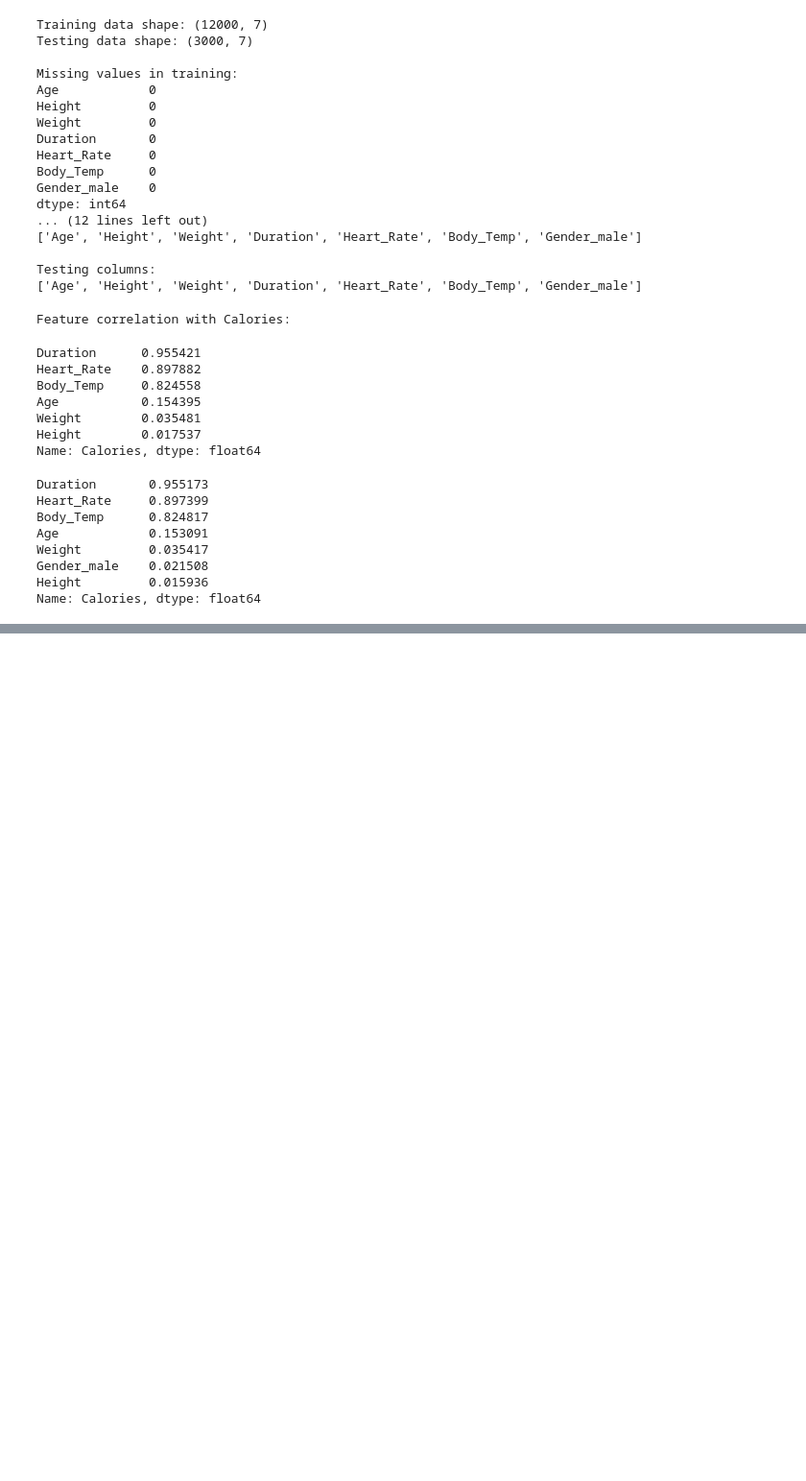
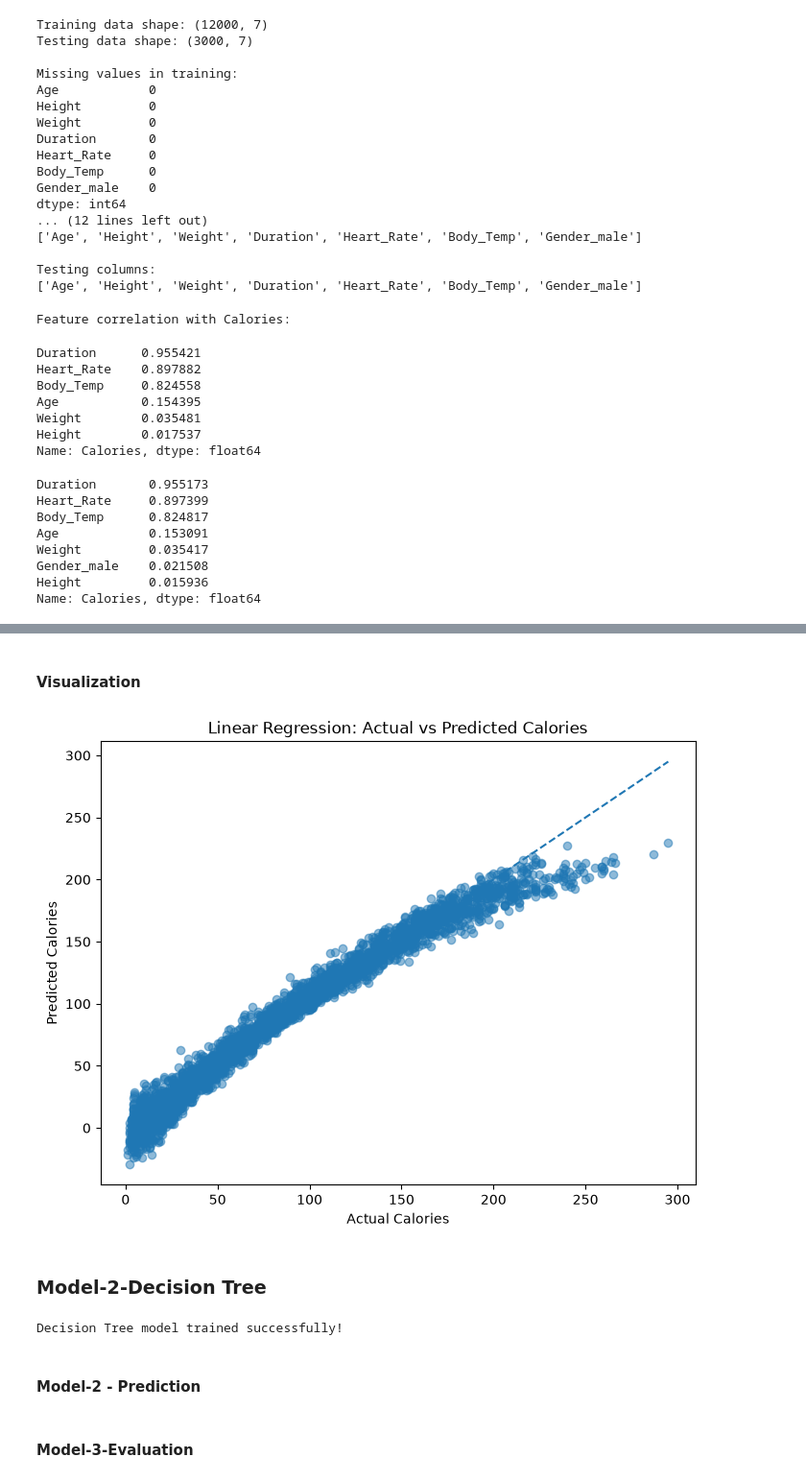
Before and after one commit to Jayadevika-jd/FitPredict, a Jupyter notebook: Notebooks/Fitpredict_preprocessinng.ipynb, the cells around one changed output, grey strips where cells are left out. Shown at 96% size. Cells and saved outputs as stored; diff of their text form; code cells hidden in the pictures; blank space fills up the shorter version.

Commit message:
Model 1 & 2 Building and Evaluation

```diff
--- a/Notebooks/Fitpredict_preprocessinng.ipynb
+++ b/Notebooks/Fitpredict_preprocessinng.ipynb
@@ -868,0 +878,4 @@ Name: Calories, dtype: float64
+# %%
+lr_model=LinearRegression()
+lr_model.fit(X_train_encoded,y_train)
+print("Linear Regression model trained successfully")
@@ -868,0 +886,7 @@ Name: Calories, dtype: float64
+# %%
+lr_train_predictions=lr_model.predict(X_train_encoded)
+lr_test_predictions=lr_model.predict(X_test_encoded)
+print("First 10 prediction:")
+print(lr_test_predictions[:10])
+print("First 10 prediction:")
+print(lr_train_predictions[:10])
@@ -868,0 +950,30 @@ Name: Calories, dtype: float64
+# %% [markdown]
+#### Visualization
+# %%
+plt.figure(figsize=(8, 6))
+
+plt.scatter(y_test,lr_test_predictions,alpha=0.5)
+
+plt.plot( [y_test.min(), y_test.max()],[y_test.min(), y_test.max()], linestyle="--")
+
+plt.title("Linear Regression: Actual vs Predicted Calories")
+
+plt.xlabel("Actual Calories")
+
+plt.ylabel("Predicted Calories")
+
+plt.show()
+# %% [output]
+[figure, added]
+# %% [markdown]
+### Model-2-Decision Tree
+# %%
+dt_model = DecisionTreeRegressor(random_state=42)
+
+dt_model.fit(X_train_encoded, y_train)
+
+print("Decision Tree model trained successfully!")
+# %% [output]
+Decision Tree model trained successfully!
+# %% [markdown]
+#### Model-2 - Prediction
@@ -868,0 +985,2 @@ Name: Calories, dtype: float64
+# %% [markdown]
+#### Model-3-Evaluation
```
Also changed, not shown: parts of 10 cells of this notebook.
